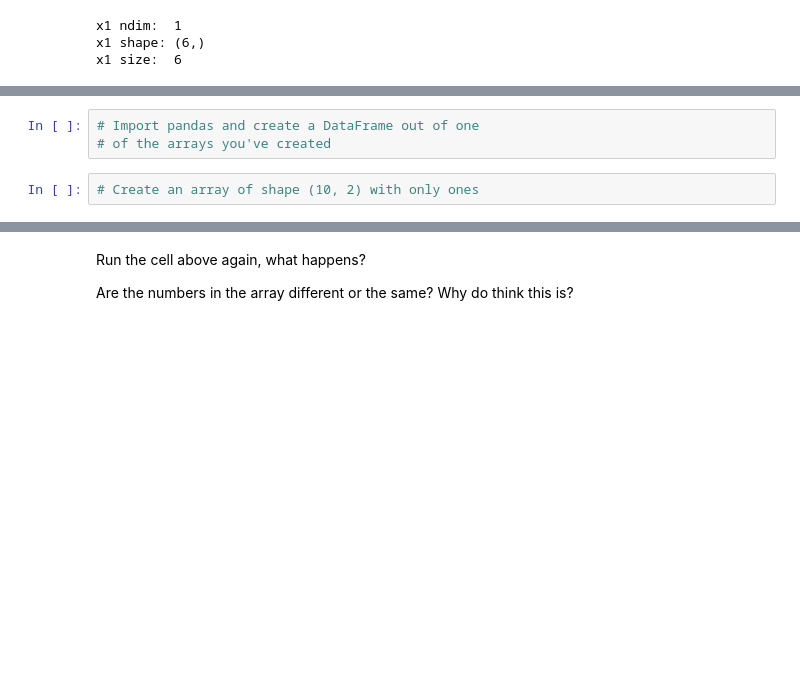
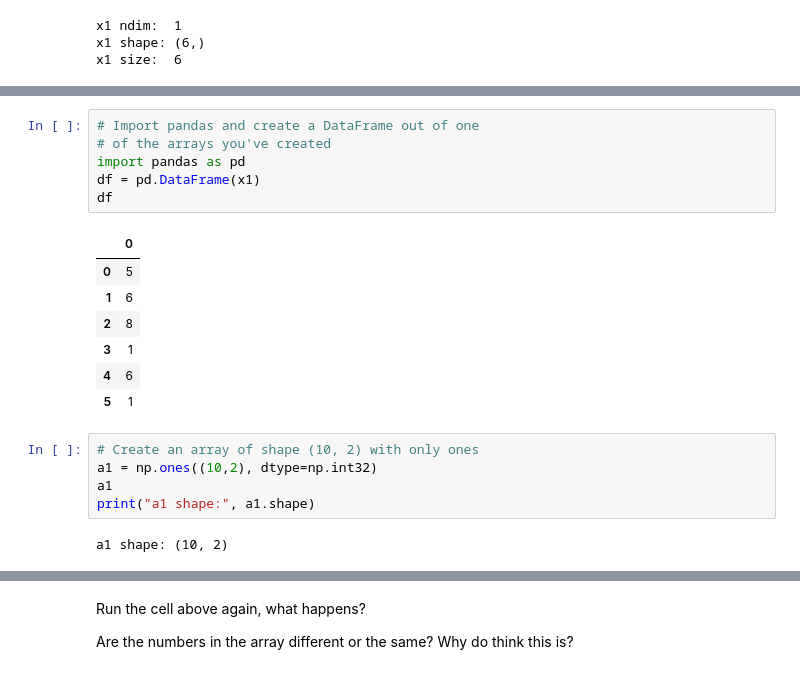
Before and after one commit to OCR-tech/zero-to-mastery-ml, a Jupyter notebook: section-2-data-science-and-ml-tools/numpy-exercises1.ipynb, the cells around one changed output, grey strips where cells are left out. Saved outputs shown, nothing was run; the diff lists cells and outputs as text; blank space fills up the shorter version.

```diff
--- a/section-2-data-science-and-ml-tools/numpy-exercises1.ipynb
+++ b/section-2-data-science-and-ml-tools/numpy-exercises1.ipynb
@@ -65,7 +87,23 @@ x1 size:  6
 # %%
 # Import pandas and create a DataFrame out of one
 # of the arrays you've created
+import pandas as pd
+df = pd.DataFrame(x1)
+df
+# %% [output]
+|  | 0 |
+| 0 | 5 |
+| 1 | 6 |
+| 2 | 8 |
+| 3 | 1 |
+| 4 | 6 |
+| 5 | 1 |
 # %%
 # Create an array of shape (10, 2) with only ones
+a1 = np.ones((10,2), dtype=np.int32)
+a1
+print("a1 shape:", a1.shape)
+# %% [output]
+a1 shape: (10, 2)
 # %%
 # Create an array of shape (7, 2, 3) of only zeros
```
Also changed, not shown: parts of 13 cells of this notebook.
